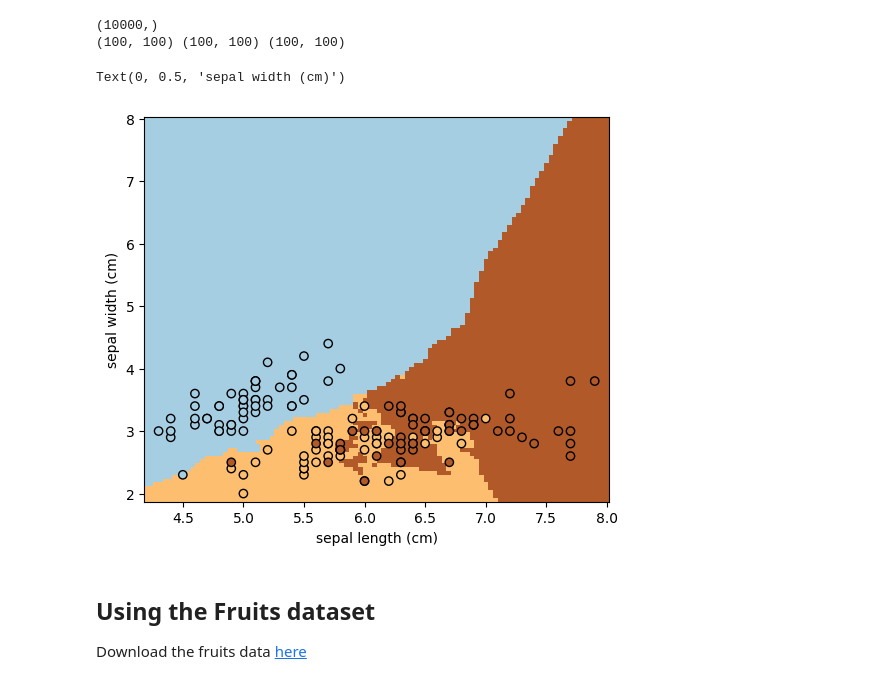
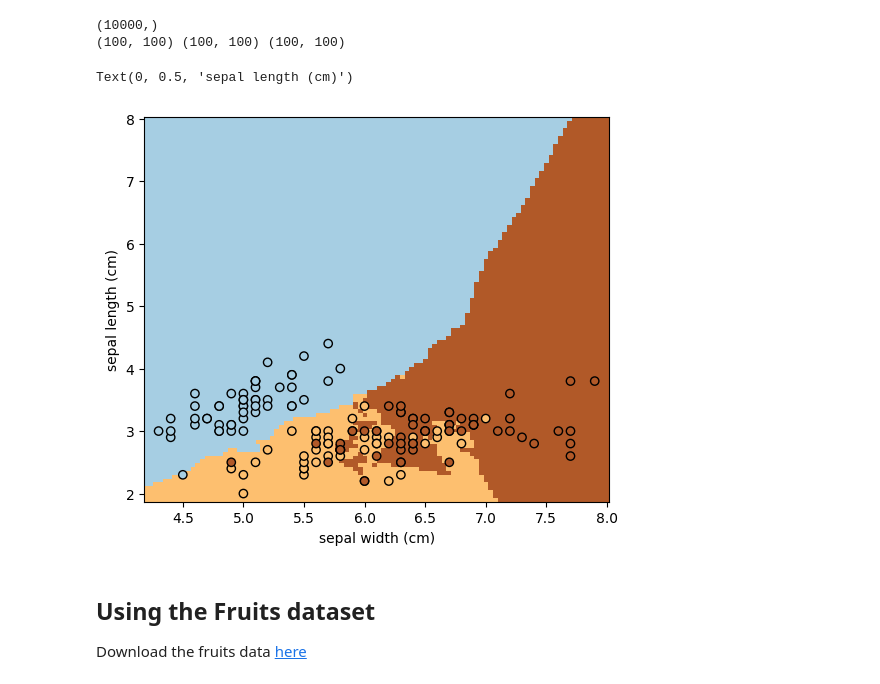
Before and after one commit to SantiagoGrade/machine_learning, a Jupyter notebook: Sem_03/kNN.ipynb, the cells around one changed output. Saved outputs shown, nothing was run; the diff lists cells and outputs as text; code cells hidden in the pictures.

```diff
--- a/Sem_03/kNN.ipynb
+++ b/Sem_03/kNN.ipynb
@@ -52,12 +52,12 @@ print(pred_grid.shape, h_grid.shape, v_grid.shape)
 # %%
 _, ax = plt.subplots (figsize=(6,5))
 ax.pcolormesh(h_grid, v_grid, pred_grid, cmap = 'Paired')
 ax.scatter(iris_x[:, 0], iris_x[:, 1], c = iris_y, edgecolors = 'k', cmap = 'Paired')
-ax.set_xlabel(feature_names[0])
-ax.set_ylabel(feature_names[1])
+ax.set_xlabel(feature_names[1])
+ax.set_ylabel(feature_names[0])
 # %% [output]
-Text(0, 0.5, 'sepal width (cm)')
+Text(0, 0.5, 'sepal length (cm)')
-[figure, old version]
+[figure, new version]
 # %% [markdown]
 ## Using the Fruits dataset
 
```
